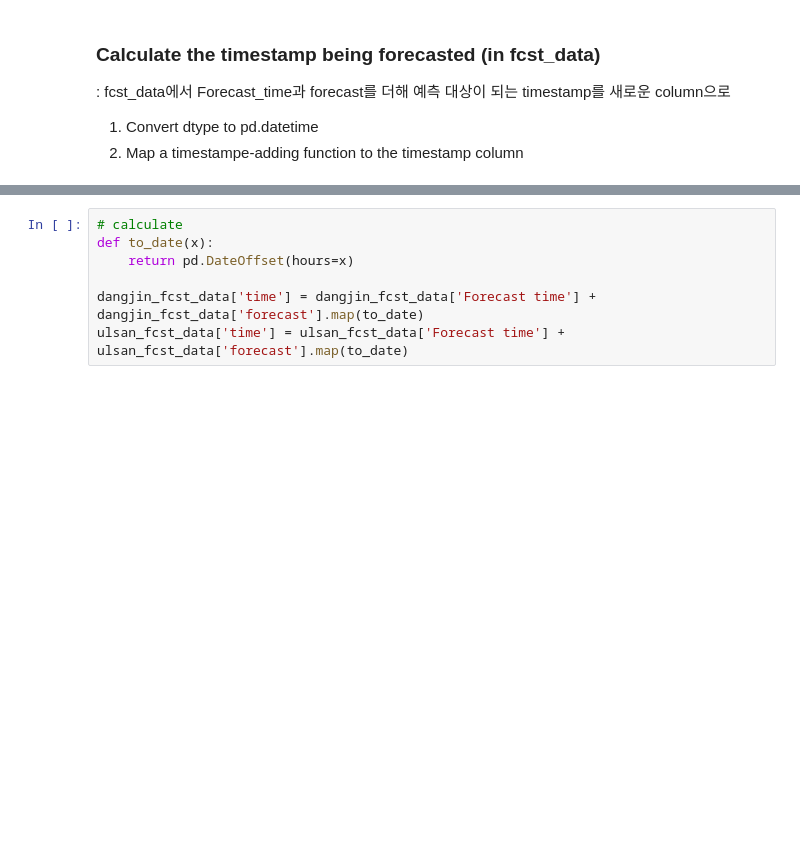
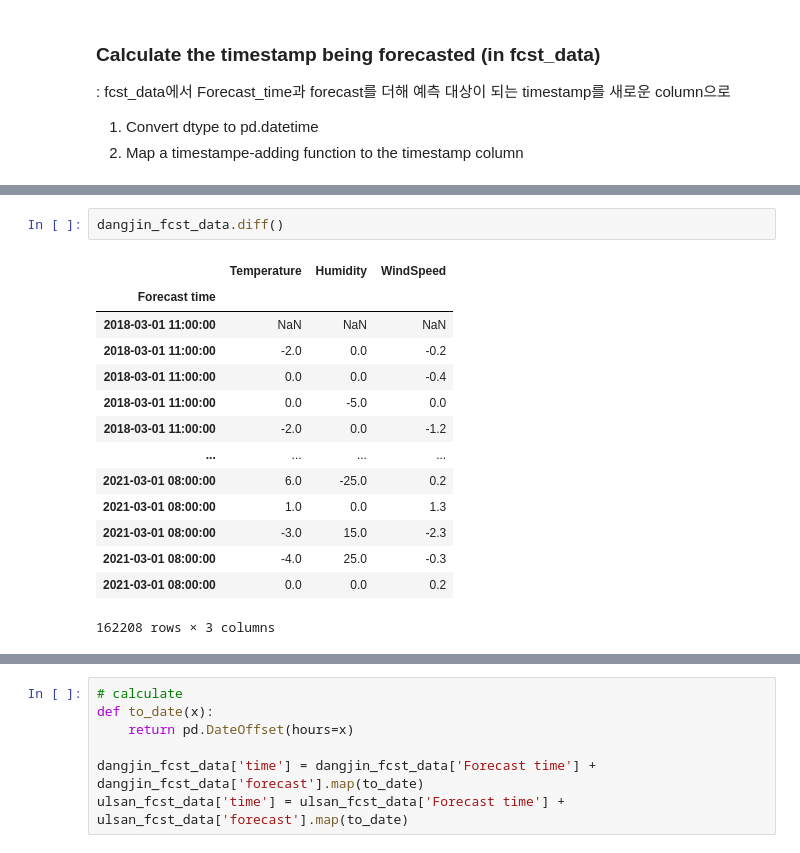
Before and after one commit to dongin1009/Solar_Predict, a Jupyter notebook: dongi_data_preprocessing.ipynb, the cells around one changed output, grey strips where cells are left out. Drawn from its saved outputs; the diff is of its cells as text; blank space fills up the shorter version.

```diff
--- a/dongi_data_preprocessing.ipynb
+++ b/dongi_data_preprocessing.ipynb
@@ -529,0 +561,17 @@ dtype: int64
+# %%
+dangjin_fcst_data.diff()
+# %% [output]
+|  | Temperature | Humidity | WindSpeed |
+| Forecast time |  |  |  |
+| 2018-03-01 11:00:00 | NaN | NaN | NaN |
+| 2018-03-01 11:00:00 | -2.0 | 0.0 | -0.2 |
+| 2018-03-01 11:00:00 | 0.0 | 0.0 | -0.4 |
+| 2018-03-01 11:00:00 | 0.0 | -5.0 | 0.0 |
+| 2018-03-01 11:00:00 | -2.0 | 0.0 | -1.2 |
+| ... | ... | ... | ... |
+| 2021-03-01 08:00:00 | 6.0 | -25.0 | 0.2 |
+| 2021-03-01 08:00:00 | 1.0 | 0.0 | 1.3 |
+| 2021-03-01 08:00:00 | -3.0 | 15.0 | -2.3 |
+| 2021-03-01 08:00:00 | -4.0 | 25.0 | -0.3 |
+| 2021-03-01 08:00:00 | 0.0 | 0.0 | 0.2 |
+162208 rows × 3 columns
```
Also changed, not shown: parts of 10 cells of this notebook.
